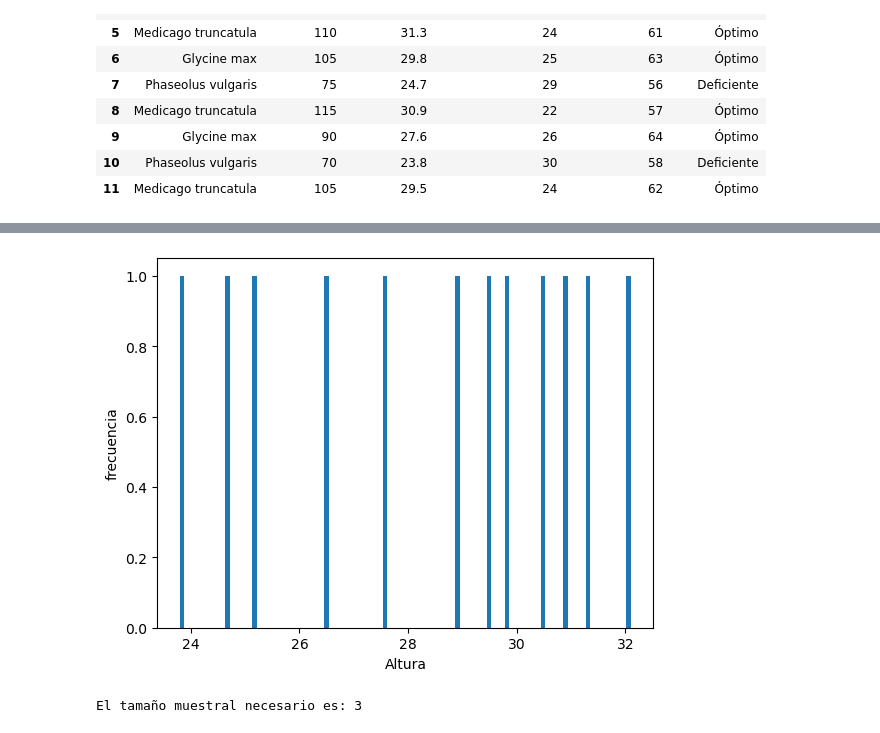
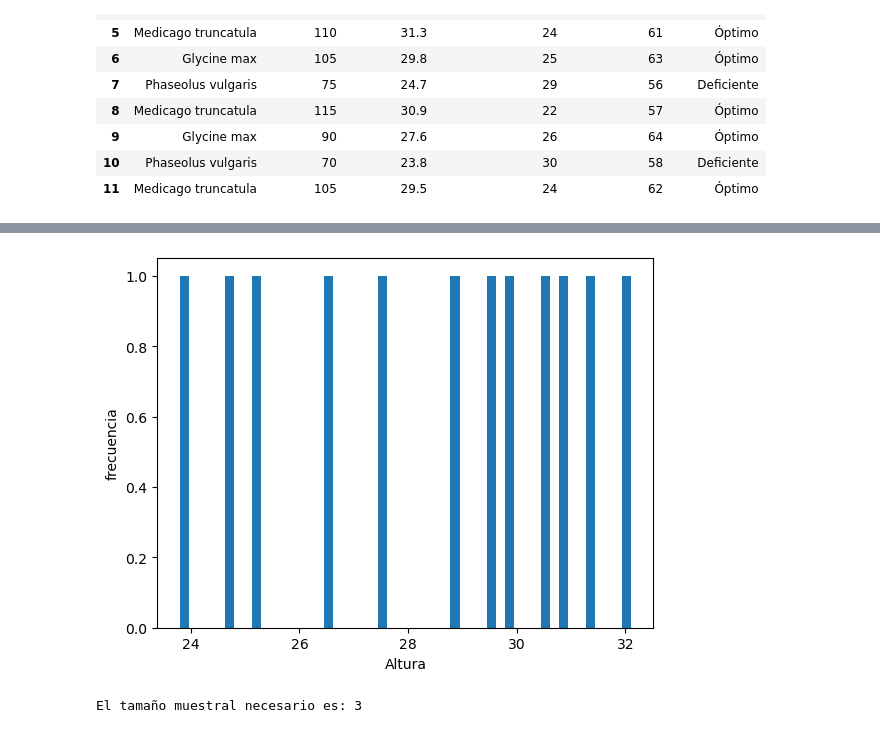
Before and after one commit to dardidallac/Trabajo_Final_Dallachiesa, a Jupyter notebook: codigo.ipynb, the cells around one changed output, grey strips where cells are left out. Drawn from its saved outputs; the diff is of its cells as text; code cells hidden in the pictures.

```diff
--- a/codigo.ipynb
+++ b/codigo.ipynb
@@ -35,10 +36,10 @@ plt.xlabel('Humedad');
 # %%
 x = legumes['Altura (cm)']
-plt.hist(x, bins=100)
+plt.hist(x, bins=50)
 plt.ylabel('frecuencia');
 plt.xlabel('Altura');
 # %% [output]
-[figure, old version]
+[figure, new version]
 # %%
 effect_size = abs((legumes['Altura (cm)'].max()-legumes['Altura (cm)'].min())/legumes['Altura (cm)'].std())
 # diferencia de medias esperada
```
Also changed, not shown: parts of 7 cells of this notebook.
